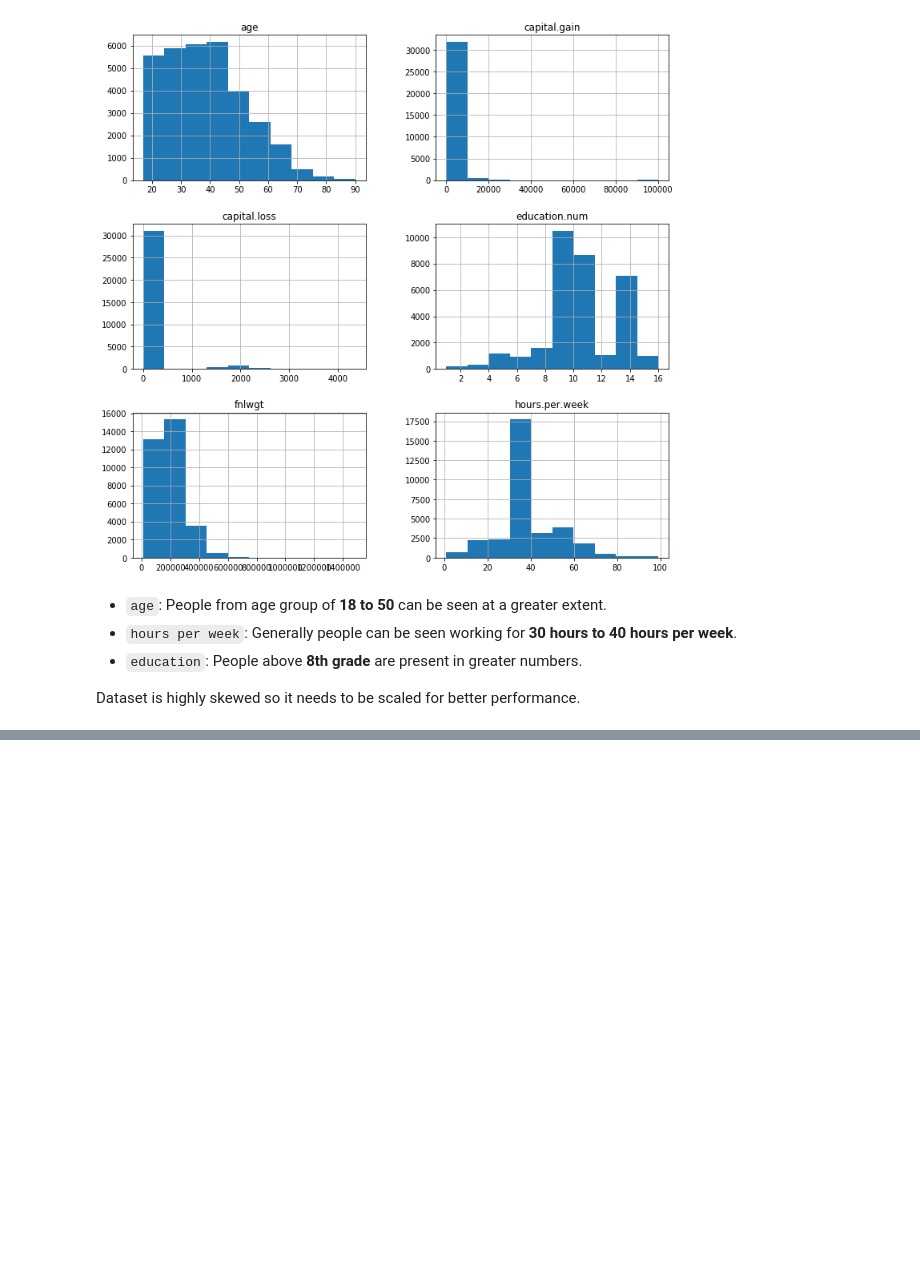
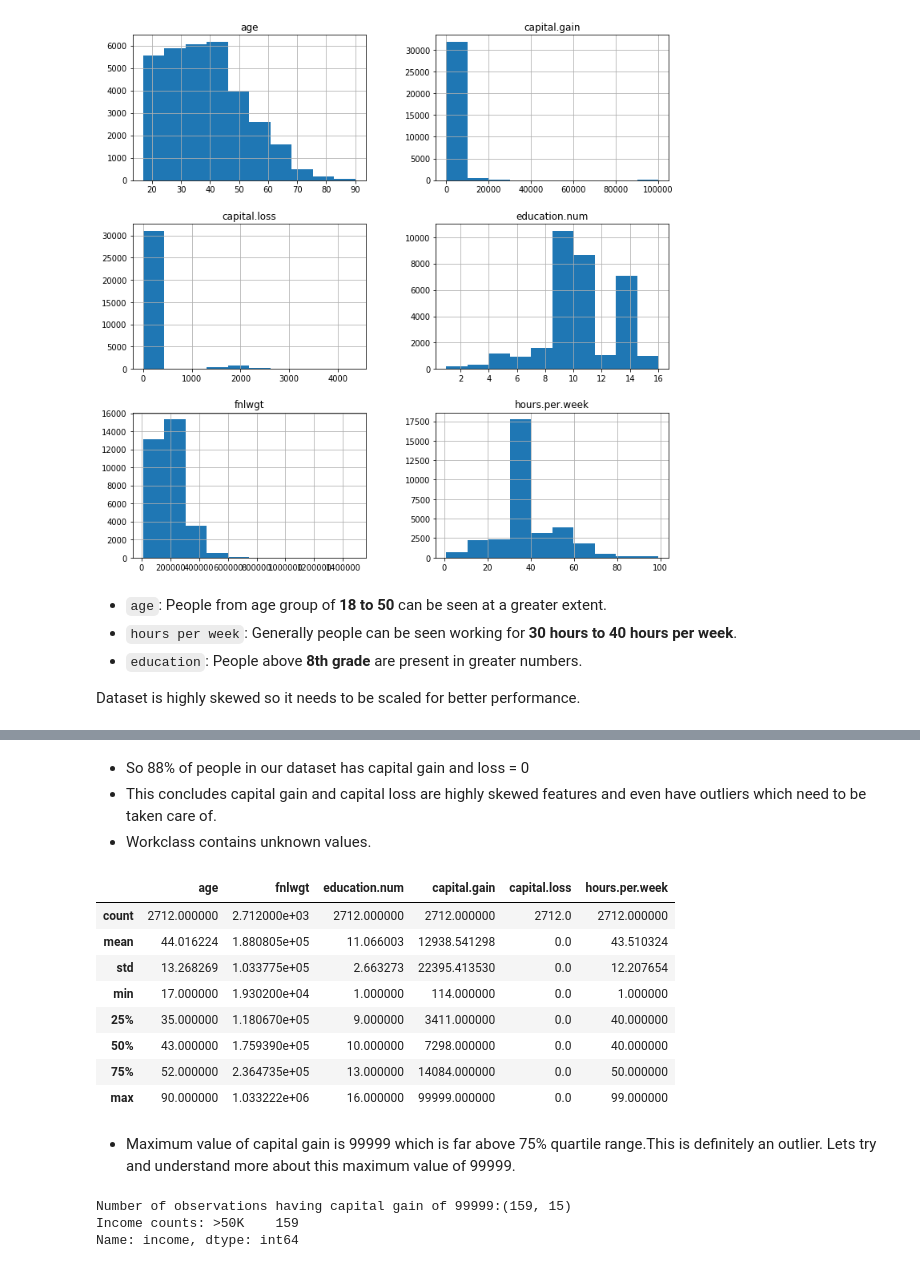
Before and after one commit to katreparitosh/Income-Predictor-Model, a Jupyter notebook: adultcensus1.ipynb, the cells around one changed output, grey strips where cells are left out. Drawn from its saved outputs; the diff is of its cells as text; code cells hidden in the pictures; blank space fills up the shorter version.

```diff
--- a/adultcensus1.ipynb
+++ b/adultcensus1.ipynb
@@ -212,0 +245,25 @@ print(capital_loss_0.head())
+# %% [markdown]
+- So 88% of people in our dataset has capital gain and loss = 0
+- This concludes capital gain and capital loss are highly skewed features and even have outliers which need to be taken care of.
+- Workclass contains unknown values.
+# %%
+adult_df.loc[adult_df['capital.gain'] > 0,:].describe()
+# %% [output]
+|  | age | fnlwgt | education.num | capital.gain | capital.loss | hours.per.week |
+| count | 2712.000000 | 2.712000e+03 | 2712.000000 | 2712.000000 | 2712.0 | 2712.000000 |
+| mean | 44.016224 | 1.880805e+05 | 11.066003 | 12938.541298 | 0.0 | 43.510324 |
+| std | 13.268269 | 1.033775e+05 | 2.663273 | 22395.413530 | 0.0 | 12.207654 |
+| min | 17.000000 | 1.930200e+04 | 1.000000 | 114.000000 | 0.0 | 1.000000 |
+| 25% | 35.000000 | 1.180670e+05 | 9.000000 | 3411.000000 | 0.0 | 40.000000 |
+| 50% | 43.000000 | 1.759390e+05 | 10.000000 | 7298.000000 | 0.0 | 40.000000 |
+| 75% | 52.000000 | 2.364735e+05 | 13.000000 | 14084.000000 | 0.0 | 50.000000 |
+| max | 90.000000 | 1.033222e+06 | 16.000000 | 99999.000000 | 0.0 | 99.000000 |
+# %% [markdown]
+- Maximum value of capital gain is 99999 which is far above 75% quartile range.This is definitely an outlier. Lets try and understand more about this maximum value of 99999.
+# %%
+print(f"Number of observations having capital gain of 99999:{adult_df.loc[adult_df['capital.gain'] == 99999,:].shape}")
+print(f"Income counts: {adult_df.loc[adult_df['capital.gain'] == 99999,:]['income'].value_counts()}")
+# %% [output]
+Number of observations having capital gain of 99999:(159, 15)
+Income counts: >50K    159
+Name: income, dtype: int64
```
Also changed, not shown: parts of 6 cells of this notebook.
